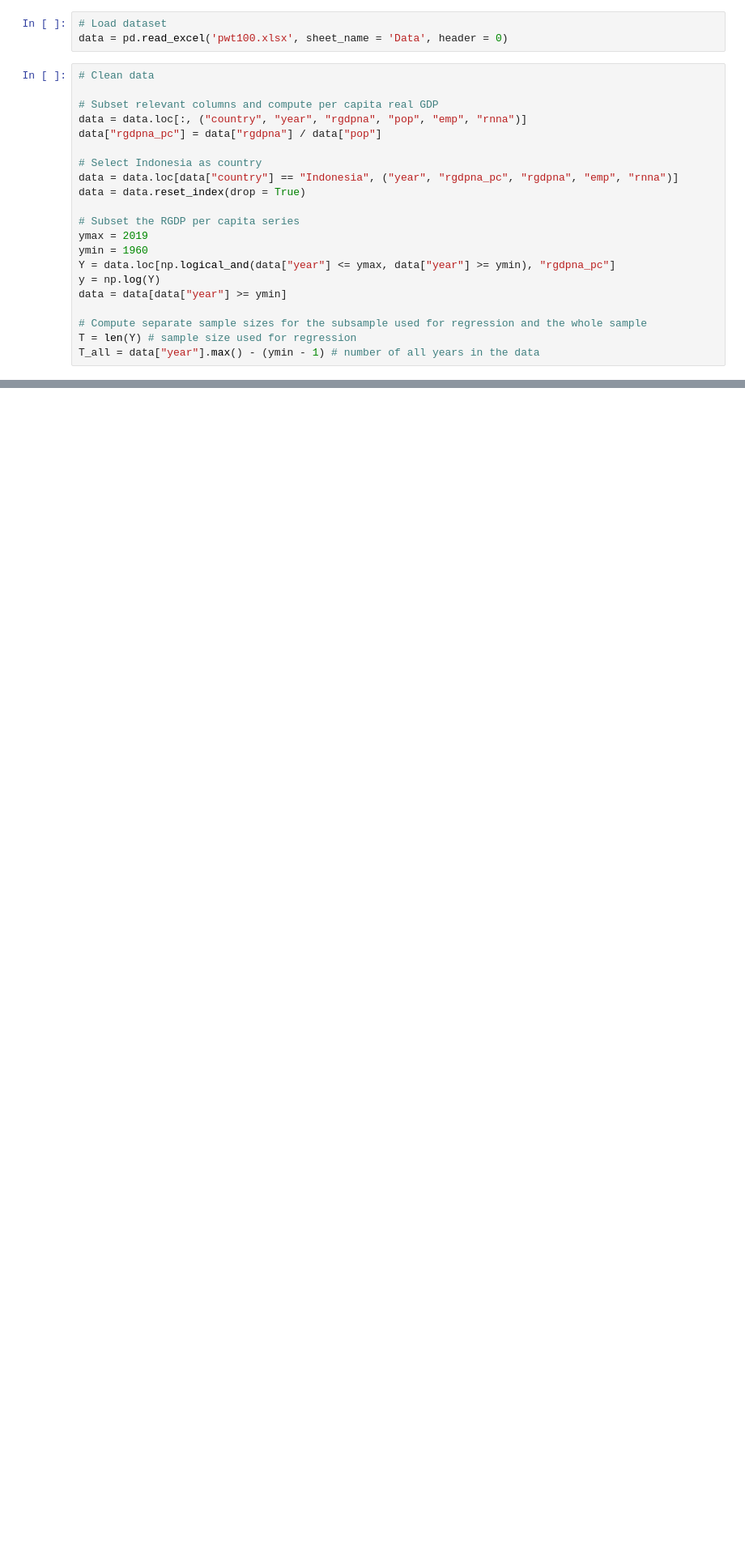
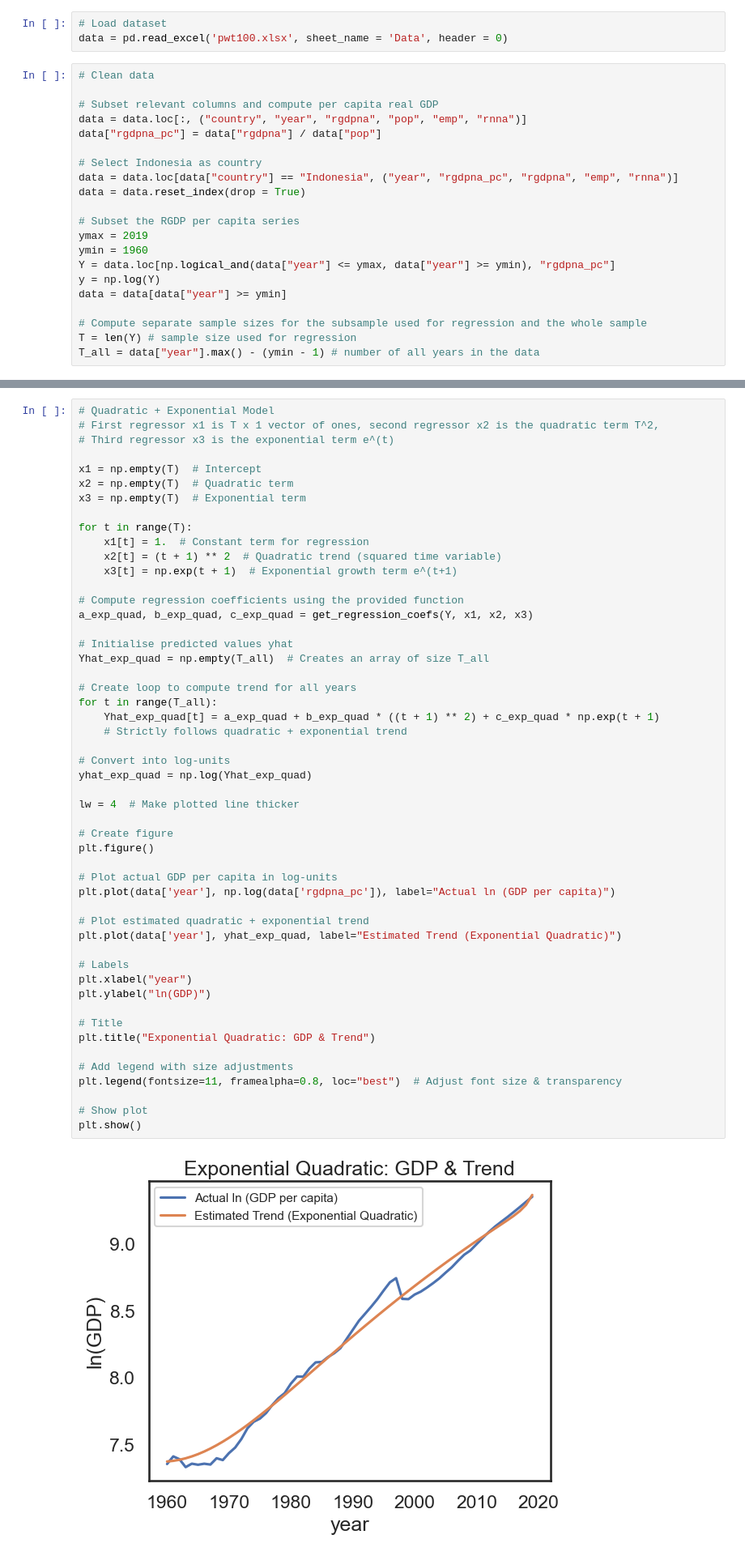
Before and after one commit to ec2b1-case-study/growth-analysis-indonesia, a Jupyter notebook: nat.ipynb, the cells around one changed output, grey strips where cells are left out. Shown at 81% size. Cells and saved outputs as stored; diff of their text form; blank space fills up the shorter version.

```diff
--- a/nat.ipynb
+++ b/nat.ipynb
@@ -63,0 +222,53 @@ We want to compute four different specifications:
+# %%
+# Quadratic + Exponential Model
+# First regressor x1 is T x 1 vector of ones, second regressor x2 is the quadratic term T^2,
+# Third regressor x3 is the exponential term e^(t)
+
+x1 = np.empty(T)  # Intercept
+x2 = np.empty(T)  # Quadratic term
+x3 = np.empty(T)  # Exponential term
+
+for t in range(T):
+    x1[t] = 1.  # Constant term for regression
+    x2[t] = (t + 1) ** 2  # Quadratic trend (squared time variable)
+    x3[t] = np.exp(t + 1)  # Exponential growth term e^(t+1)
+
+# Compute regression coefficients using the provided function
+a_exp_quad, b_exp_quad, c_exp_quad = get_regression_coefs(Y, x1, x2, x3)
+
+# Initialise predicted values yhat
+Yhat_exp_quad = np.empty(T_all)  # Creates an array of size T_all
+
+# Create loop to compute trend for all years
+for t in range(T_all):
+    Yhat_exp_quad[t] = a_exp_quad + b_exp_quad * ((t + 1) ** 2) + c_exp_quad * np.exp(t + 1)
+    # Strictly follows quadratic + exponential trend
+
+# Convert into log-units
+yhat_exp_quad = np.log(Yhat_exp_quad)
+
+lw = 4  # Make plotted line thicker
+
+# Create figure
+plt.figure()
+
+# Plot actual GDP per capita in log-units
+plt.plot(data['year'], np.log(data['rgdpna_pc']), label="Actual ln (GDP per capita)")
+
+# Plot estimated quadratic + exponential trend
+plt.plot(data['year'], yhat_exp_quad, label="Estimated Trend (Exponential Quadratic)")
+
+# Labels
+plt.xlabel("year")
+plt.ylabel("ln(GDP)")
+
+# Title
+plt.title("Exponential Quadratic: GDP & Trend")
+
+# Add legend with size adjustments
+plt.legend(fontsize=11, framealpha=0.8, loc="best")  # Adjust font size & transparency
+
+# Show plot
+plt.show()
+# %% [output]
+[figure, added]
```
Also changed, not shown: parts of 18 cells of this notebook, 1 other file.
